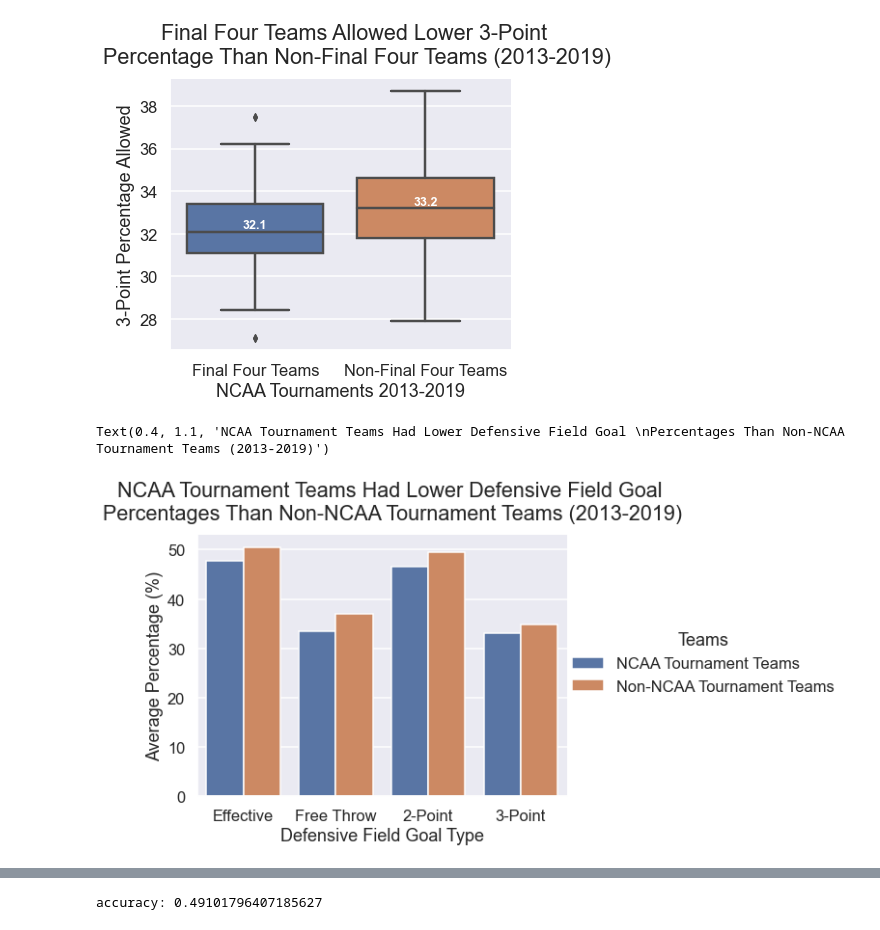
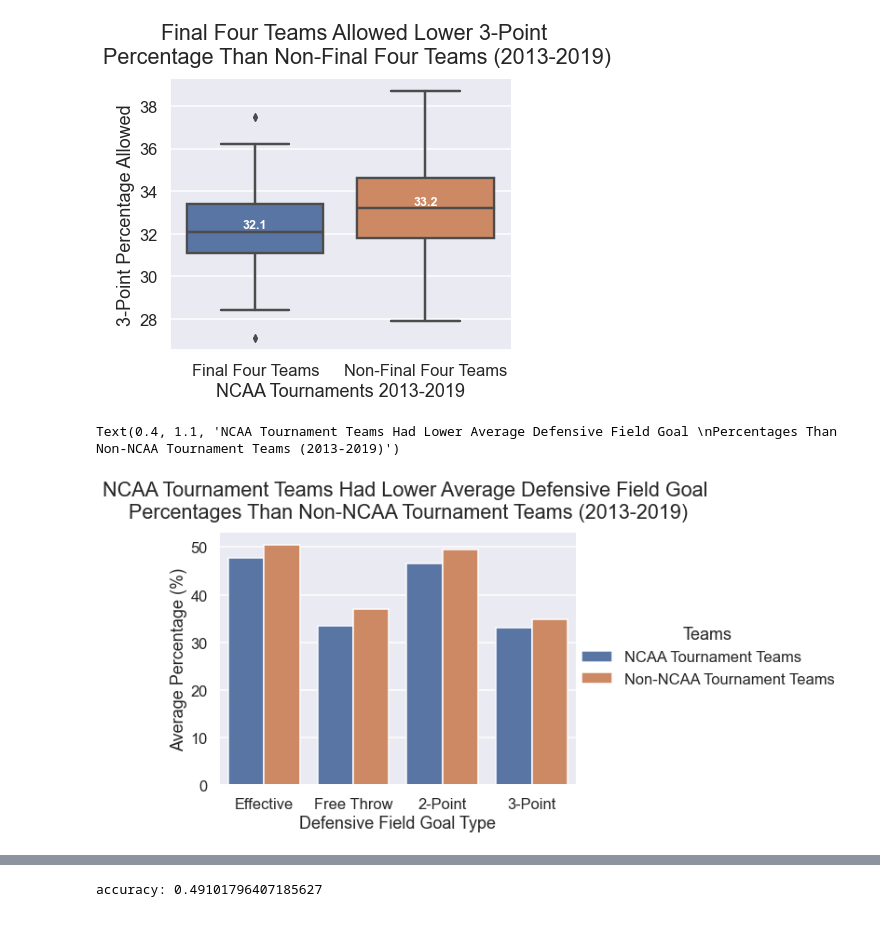
Before and after one commit to nicksteinly/216-Project, a Jupyter notebook: prototype.ipynb, the cells around one changed output, grey strips where cells are left out. Drawn from its saved outputs; the diff is of its cells as text; code cells hidden in the pictures.

```diff
--- a/prototype.ipynb
+++ b/prototype.ipynb
@@ -155,28 +152,28 @@ for x in box_plot2.get_xticks():
 # %%
 # COMPARISON OF EFG_D FOR TEAMS THAT MADE NCAA TOURNAMENT AGAINST TEAMS THAT DID NOT
 # EFG_D: Effective Field Goal Percentage Allowed
 
 # Source: https://www.geeksforgeeks.org/plotting-multiple-bar-charts-using-matplotlib-in-python/
 
 ncaa_nonncaa = cbb
 ncaa_nonncaa['POSTSEASON'] = ncaa_nonncaa['POSTSEASON'].fillna(0)
 ncaa_nonncaa['Tournament Teams'] = np.where(ncaa_nonncaa['POSTSEASON']!=0,'NCAA Tournament Teams','Non-NCAA Tournament Teams')
 
 ncaa_nonncaa=ncaa_nonncaa.groupby('Tournament Teams').mean()
 
 
 # # field_goal_list = ['EFG_D','FTRD','2P_D','3P_D']
 nonncaa = {'Field Goal Type': ['Effective','Free Throw','2-Point','3-Point'], 'Average Percentage (%)':[50.556443,36.936584,49.548964,34.94098]}
 ncaa = {'Defensive Field Goal Type': ['Effective','Free Throw','2-Point','3-Point','Effective','Free Throw','2-Point','3-Point'], 'Average Percentage (%)':[47.693697,33.498529,46.597269,33.17584,50.556443,36.936584,49.548964,34.94098], 'Teams' : ['NCAA Tournament Teams','NCAA Tournament Teams','NCAA Tournament Teams','NCAA Tournament Teams','Non-NCAA Tournament Teams','Non-NCAA Tournament Teams','Non-NCAA Tournament Teams','Non-NCAA Tournament Teams']}
 nonncaa_fg = pd.DataFrame(nonncaa)
 ncaa_fg = pd.DataFrame(ncaa)
 
 pl = sns.catplot(y='Average Percentage (%)', x='Defensive Field Goal Type', hue="Teams",kind="bar",data=ncaa_fg, aspect = 1.4)
-pl.fig.suptitle("""NCAA Tournament Teams Had Lower Defensive Field Goal
+pl.fig.suptitle("""NCAA Tournament Teams Had Lower Average Defensive Field Goal
 Percentages Than Non-NCAA Tournament Teams (2013-2019)""",x=0.4,y=1.1)
 # %% [output]
-Text(0.4, 1.1, 'NCAA Tournament Teams Had Lower Defensive Field Goal \nPercentages Than Non-NCAA Tournament Teams (2013-2019)')
+Text(0.4, 1.1, 'NCAA Tournament Teams Had Lower Average Defensive Field Goal \nPercentages Than Non-NCAA Tournament Teams (2013-2019)')
-[figure, old version]
+[figure, new version]
 # %%
 from sklearn.model_selection import train_test_split
 postseason = cbb.dropna()
```
Also changed, not shown: parts of 4 cells of this notebook.
